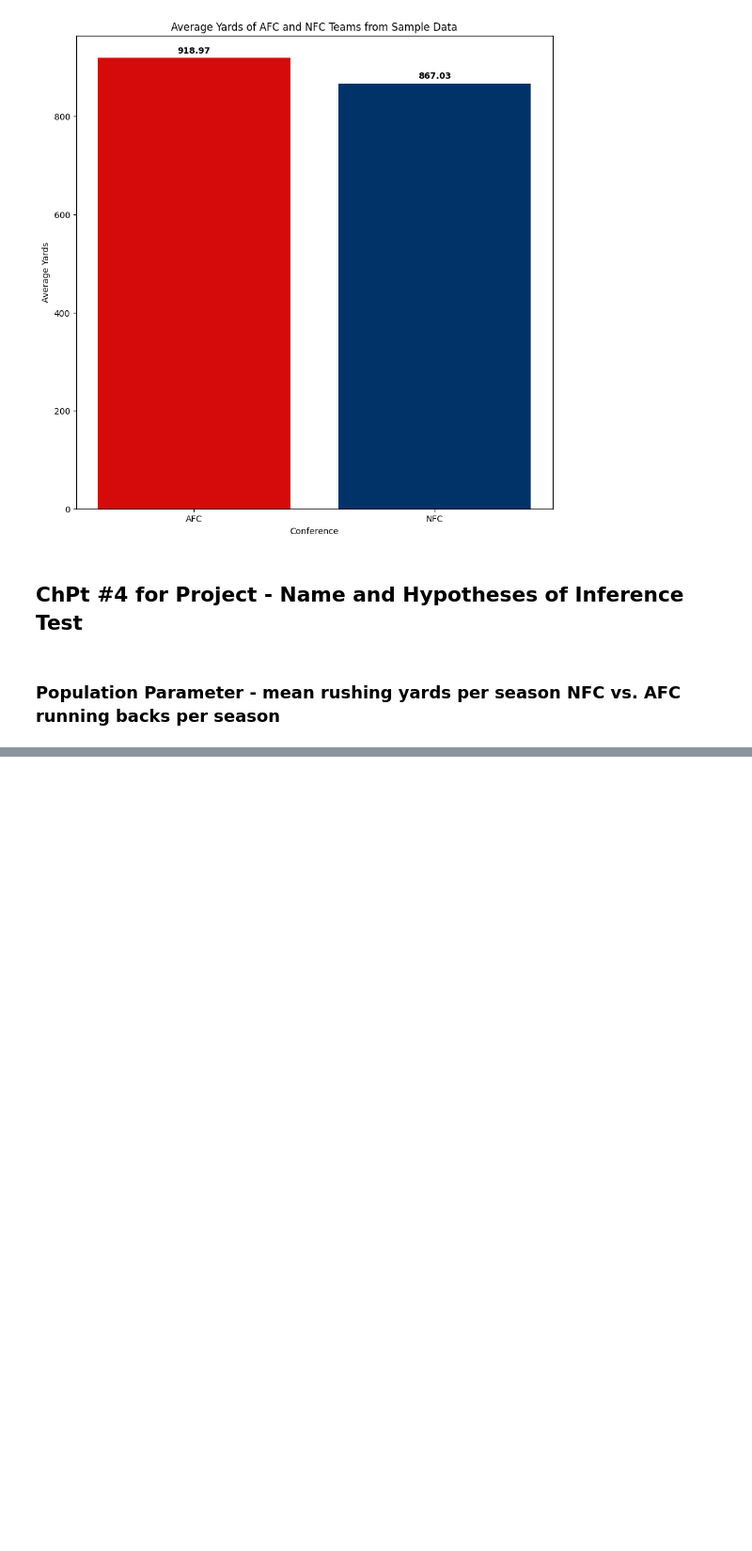
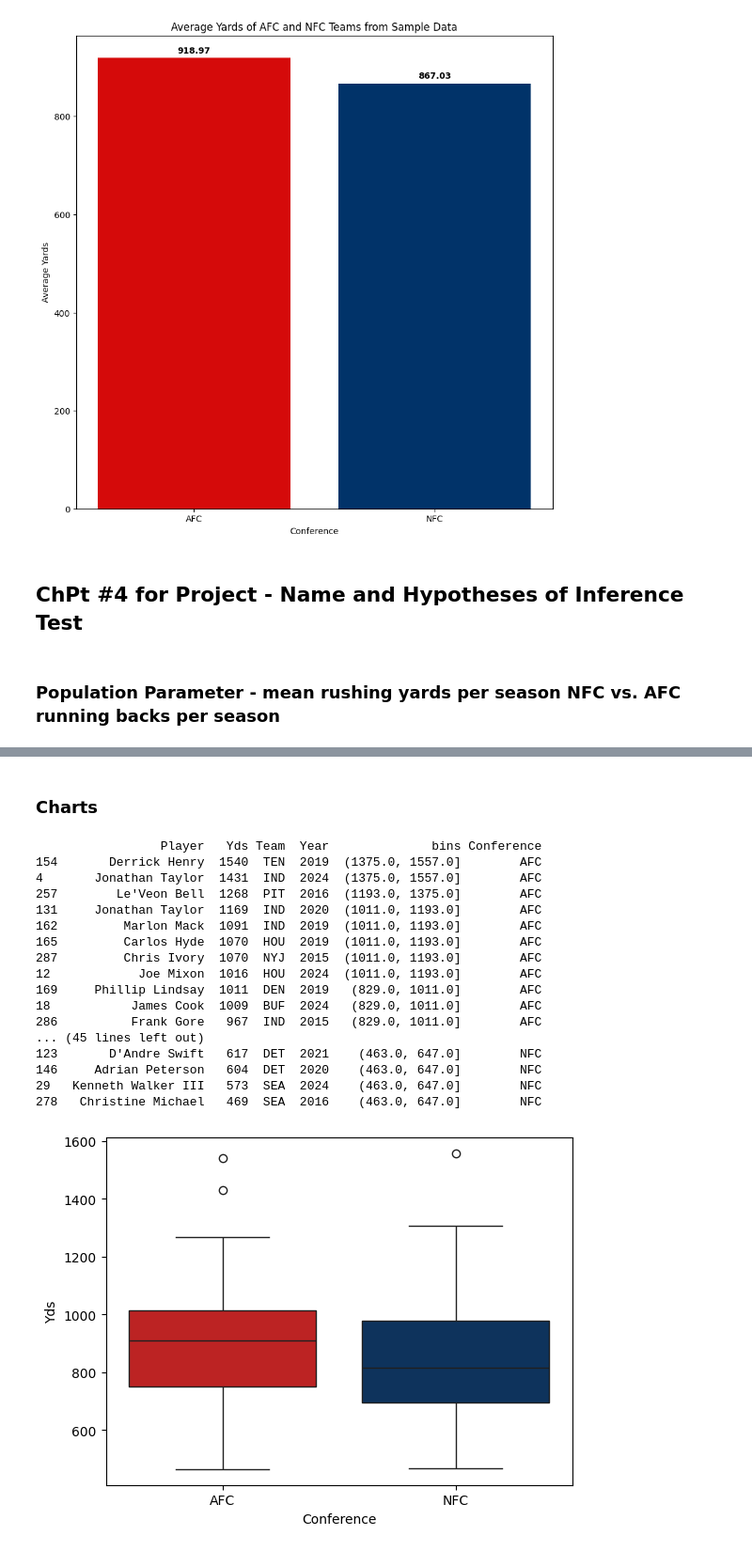
Before and after one commit to Bmoore4452/nfl-data-study, a Jupyter notebook: notebooks/nfl_data_study.ipynb, the cells around one changed output, grey strips where cells are left out. Shown at 94% size. Drawn from its saved outputs; the diff is of its cells as text; code cells hidden in the pictures; blank space fills up the shorter version.

```diff
--- a/notebooks/nfl_data_study.ipynb
+++ b/notebooks/nfl_data_study.ipynb
@@ -780,0 +825,42 @@ plt.show()
+# %% [markdown]
+### Charts
+# %%
+import seaborn as sns
+
+# Add a 'Conference' column to each DataFrame
+afc_df.loc[:, "Conference"] = "AFC"
+nfc_df.loc[:, "Conference"] = "NFC"
+
+# Concatenate the DataFrames
+combined_df = pd.concat([afc_df, nfc_df])
+
+print(combined_df)
+
+# Define the conference colors for the boxplot
+conference_colors = {"AFC": "#D50A0A", "NFC": "#013369"}
+# Set the conference as the hue for the boxplot
+sns.boxplot(x="Conference", y="Yds", hue="Conference", data=combined_df, palette=conference_colors, dodge=False)
+# create a boxplot of the mean of the two conferences
+plt.savefig(
+    "/Users/brianmoore/Documents/Data Science Portfolio/nfl-data-study/reports/figures/boxplot.png"
+)
+plt.show()
+# %% [output]
+                 Player   Yds Team  Year              bins Conference
+154       Derrick Henry  1540  TEN  2019  (1375.0, 1557.0]        AFC
+4       Jonathan Taylor  1431  IND  2024  (1375.0, 1557.0]        AFC
+257        Le'Veon Bell  1268  PIT  2016  (1193.0, 1375.0]        AFC
+131     Jonathan Taylor  1169  IND  2020  (1011.0, 1193.0]        AFC
+162         Marlon Mack  1091  IND  2019  (1011.0, 1193.0]        AFC
+165         Carlos Hyde  1070  HOU  2019  (1011.0, 1193.0]        AFC
+287         Chris Ivory  1070  NYJ  2015  (1011.0, 1193.0]        AFC
+12            Joe Mixon  1016  HOU  2024  (1011.0, 1193.0]        AFC
+169     Phillip Lindsay  1011  DEN  2019   (829.0, 1011.0]        AFC
+18           James Cook  1009  BUF  2024   (829.0, 1011.0]        AFC
+286          Frank Gore   967  IND  2015   (829.0, 1011.0]        AFC
+... (45 lines left out)
+123       D'Andre Swift   617  DET  2021    (463.0, 647.0]        NFC
+146     Adrian Peterson   604  DET  2020    (463.0, 647.0]        NFC
+29   Kenneth Walker III   573  SEA  2024    (463.0, 647.0]        NFC
+278   Christine Michael   469  SEA  2016    (463.0, 647.0]        NFC
+[figure, added]
```
Also changed, not shown: parts of 6 cells of this notebook, 3 other files.
